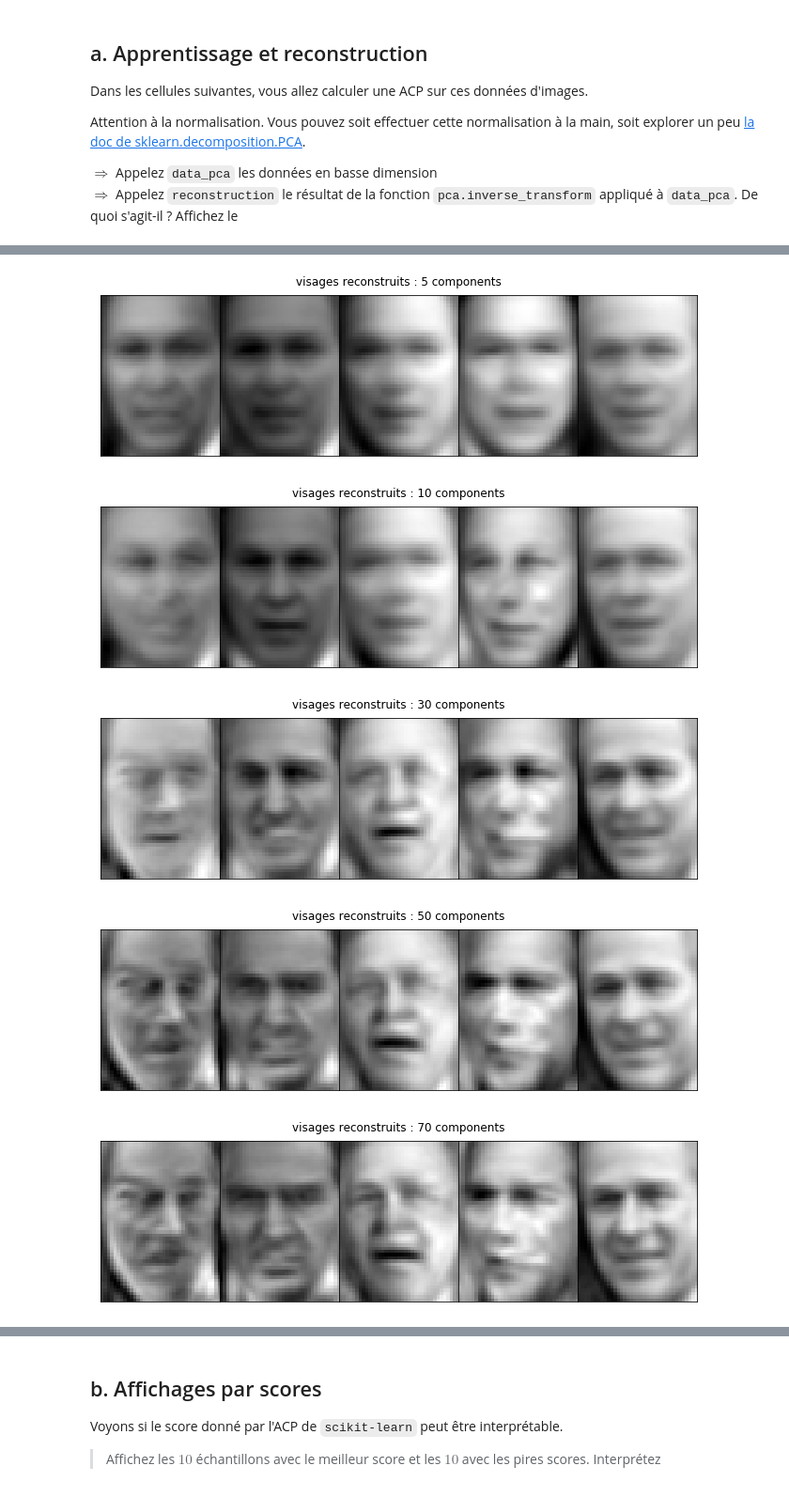
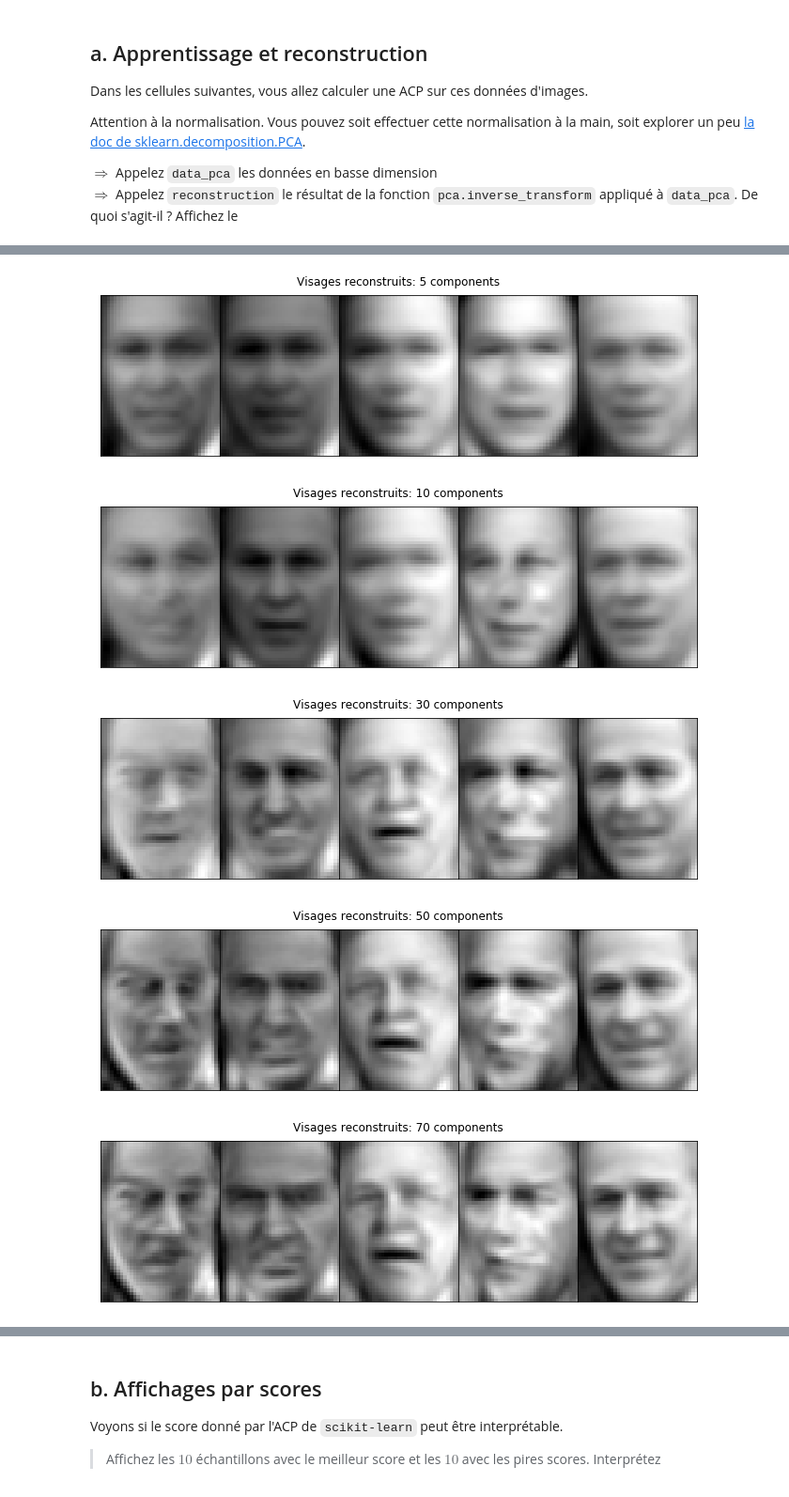
Before and after one commit to campusplage/compte-rendus-randrianjanahary_pla-comes, a Jupyter notebook: TP2_sklearn.ipynb, the cells around one changed output, grey strips where cells are left out. Shown at 94% size. Saved outputs shown, nothing was run; the diff lists cells and outputs as text; code cells hidden in the pictures.

```diff
--- a/TP2_sklearn.ipynb
+++ b/TP2_sklearn.ipynb
@@ -266,9 +261,18 @@ $\Rightarrow$ Appelez `data_pca` les données en basse dimension
 $\Rightarrow$ Appelez `reconstruction` le résultat de la fonction `pca.inverse_transform` appliqué à `data_pca`. De quoi s'agit-il ? Affichez le
 # %%
 # Créez l'objet pca, et entrainez le sur les données...
+n_components = 200
+# Création d'un objet de type `PCA`
+pca = PCA(n_components=n_components)
+# Entrainons le sur les données
+pca.fit(d.data);
 
 # Calculez la transformée des images par ACP
-data_pca = ...
+data_pca = pca.transform(d.data)
+print('Dimension initiale des données : ', d.data.shape)
+print('          après ACP            : ', data_pca.shape)
 
 # calculez la reconstruction correspondante
-reconstruction = ....
+reconstruction = pca.inverse_transform(data_pca)
+print('\n\'reconstruction\' est un ndarray')
+print('Affichons l\'element \'reconstruction\':\n',reconstruction)
@@ -284,16 +301,26 @@ reconstruction = ....
 # %%
 # Maintenant, pour les nombres de composantes suivants: 5, 10, 30, 50, 70, 100, 200, affichez les visages reconstruits sur une ligne
 # puis les visages initiaux sur une ligne.
 # Indice: vous avez deux options: réapprendre une ACP à chaque fois, ou bien réutiliser la même plusieurs fois.
 
+def creer_pca(n_components, data=d.data):
+    pca = PCA(n_components=n_components)
+    # Entrainons le sur les données
+    pca.fit(data);
+    # Calculons la transformée des images par ACP
+    data_pca = pca.transform(data)
+    # calculons la reconstruction correspondante
+    reconstruction = pca.inverse_transform(data_pca)
+    return(reconstruction)
+
 for ncomp in [5, 10, 30, 50, 70, 100, 200]:
-  ...
+    plot_images(creer_pca(ncomp), ('Visages reconstruits: %d components'%ncomp), n_row=1, n_col=5)
 
 # Affichez sur une ligne les 5 premières images originales
-plot_images(d.data, 'visages initiaux', n_row=1, n_col=5)
+plot_images(d.data, 'Visages Initiaux', n_row=1, n_col=5)
 # %% [output]
-[figure, old version]
+[figure, new version]
-[figure, old version]
+[figure, new version]
-[figure, old version]
+[figure, new version]
-[figure, old version]
+[figure, new version]
-[figure, old version]
+[figure, new version]
```
Also changed, not shown: parts of 14 cells of this notebook.
